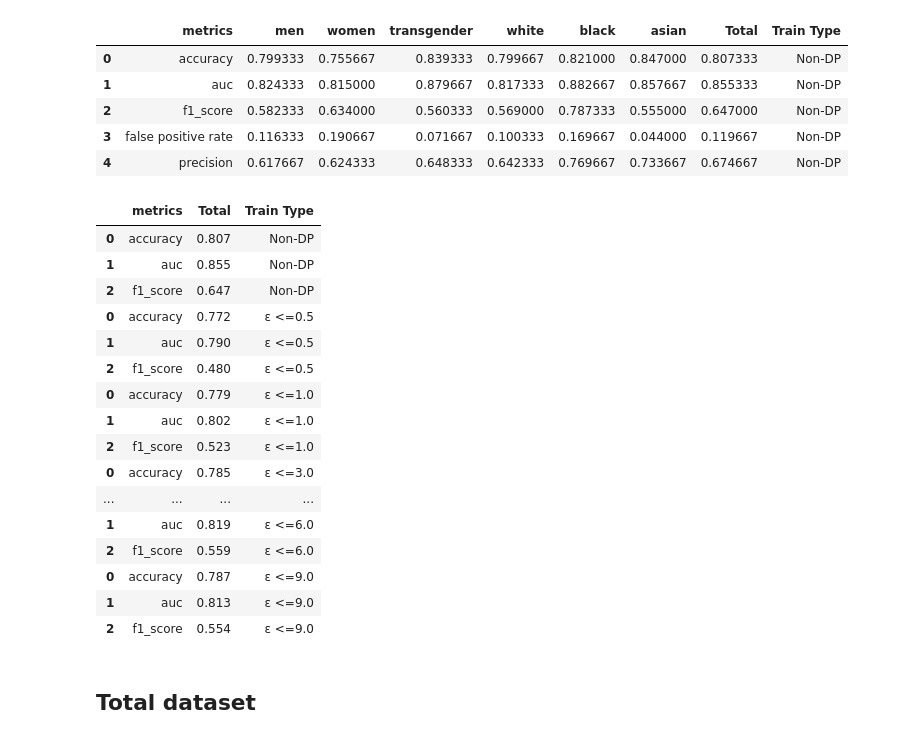
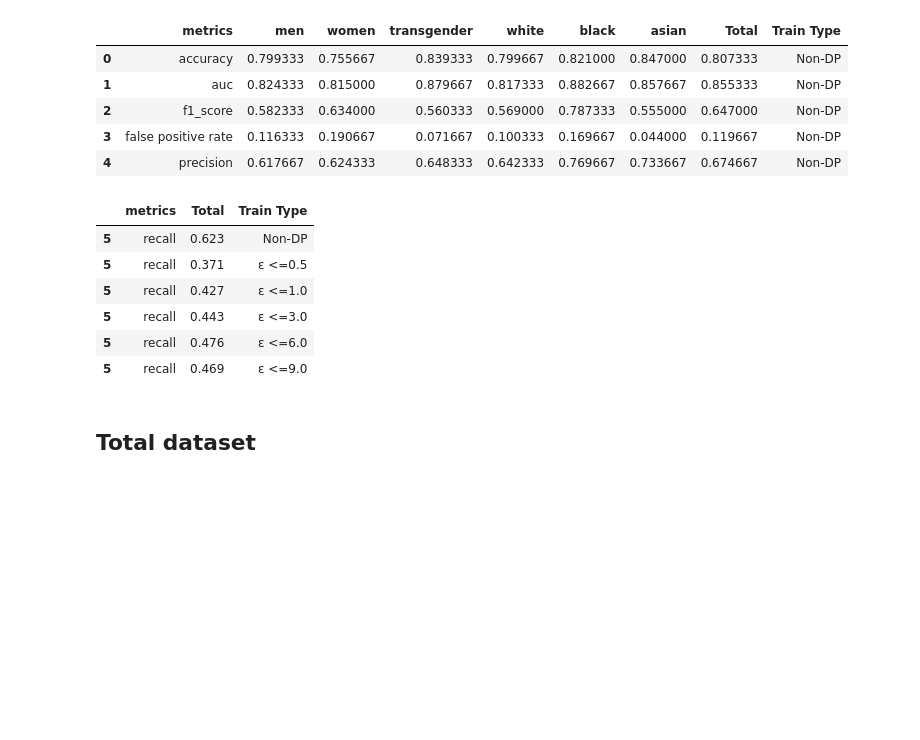
Before and after one commit to khairulislam/DP-on-NLP-Bias, a Jupyter notebook: src/ucberkeley/average results and plot.ipynb, the cells around one changed output. Cells and saved outputs as stored; diff of their text form; code cells hidden in the pictures; blank space fills up the shorter version.

```diff
--- a/src/ucberkeley/average results and plot.ipynb
+++ b/src/ucberkeley/average results and plot.ipynb
@@ -157,25 +157,15 @@ total_df.head()
 | 3 | false positive rate | 0.116333 | 0.190667 | 0.071667 | 0.100333 | 0.169667 | 0.044000 | 0.119667 | Non-DP |
 | 4 | precision | 0.617667 | 0.624333 | 0.648333 | 0.642333 | 0.769667 | 0.733667 | 0.674667 | Non-DP |
 # %%
-total_df[total_df['metrics'].isin(['accuracy', 'f1_score', 'auc'])][['metrics', 'Total', 'Train Type']].round(3)
+total_df[total_df['metrics'].isin(['recall'])][['metrics', 'Total', 'Train Type']].round(3)
 # %% [output]
 |  | metrics | Total | Train Type |
-| 0 | accuracy | 0.807 | Non-DP |
-| 1 | auc | 0.855 | Non-DP |
-| 2 | f1_score | 0.647 | Non-DP |
-| 0 | accuracy | 0.772 | ε <=0.5 |
-| 1 | auc | 0.790 | ε <=0.5 |
-| 2 | f1_score | 0.480 | ε <=0.5 |
-| 0 | accuracy | 0.779 | ε <=1.0 |
-| 1 | auc | 0.802 | ε <=1.0 |
-| 2 | f1_score | 0.523 | ε <=1.0 |
-| 0 | accuracy | 0.785 | ε <=3.0 |
-| ... | ... | ... | ... |
-| 1 | auc | 0.819 | ε <=6.0 |
-| 2 | f1_score | 0.559 | ε <=6.0 |
-| 0 | accuracy | 0.787 | ε <=9.0 |
-| 1 | auc | 0.813 | ε <=9.0 |
-| 2 | f1_score | 0.554 | ε <=9.0 |
+| 5 | recall | 0.623 | Non-DP |
+| 5 | recall | 0.371 | ε <=0.5 |
+| 5 | recall | 0.427 | ε <=1.0 |
+| 5 | recall | 0.443 | ε <=3.0 |
+| 5 | recall | 0.476 | ε <=6.0 |
+| 5 | recall | 0.469 | ε <=9.0 |
 # %% [markdown]
 ## Total dataset
 # %%
```
Also changed, not shown: parts of 5 cells of this notebook, 1 other file.
